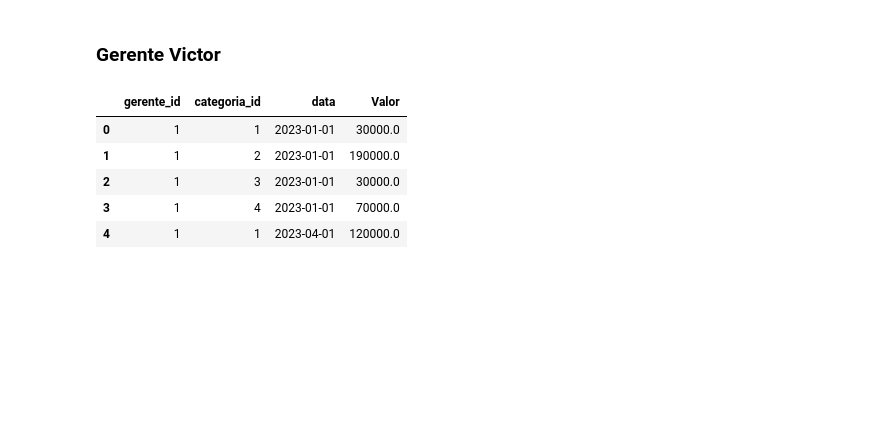
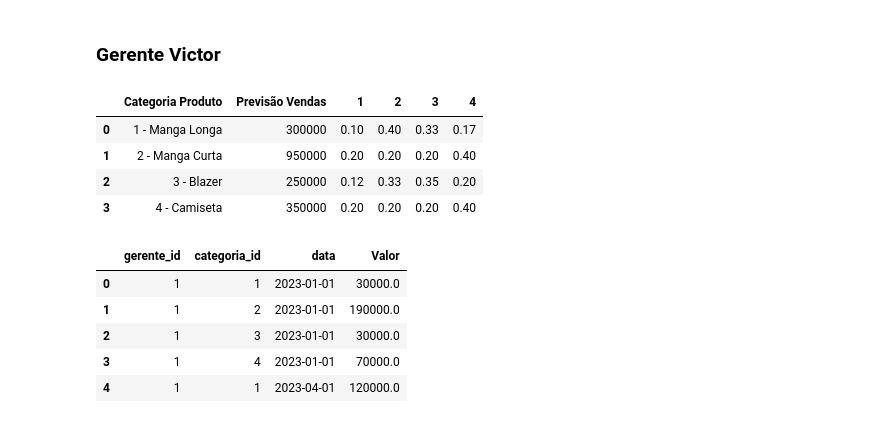
Before and after one commit to Clarice-Satiko-Aoto/b2b-analyis, a Jupyter notebook: VendasB2B_feat_eng_metas.ipynb, the cells around one changed output. Cells and saved outputs as stored; diff of their text form; code cells hidden in the pictures; blank space fills up the shorter version.

```diff
--- a/VendasB2B_feat_eng_metas.ipynb
+++ b/VendasB2B_feat_eng_metas.ipynb
@@ -265,6 +268,14 @@ meta22_compilado.head()
 ### Gerente Victor
 # %%
 victor1_2023_1  = victor1_2023o.copy()
+# %%
+victor1_2023_1
+# %% [output]
+|  | Categoria Produto | Previsão Vendas | 1 | 2 | 3 | 4 |
+| 0 | 1 - Manga Longa | 300000 | 0.10 | 0.40 | 0.33 | 0.17 |
+| 1 | 2 - Manga Curta | 950000 | 0.20 | 0.20 | 0.20 | 0.40 |
+| 2 | 3 - Blazer | 250000 | 0.12 | 0.33 | 0.35 | 0.20 |
+| 3 | 4 - Camiseta | 350000 | 0.20 | 0.20 | 0.20 | 0.40 |
 # %%
 #Transformar os dados de 2023
 df_victor0 = tratamento_dados_2023(victor1_2023_1,1)
```
Also changed, not shown: parts of 36 cells of this notebook.
